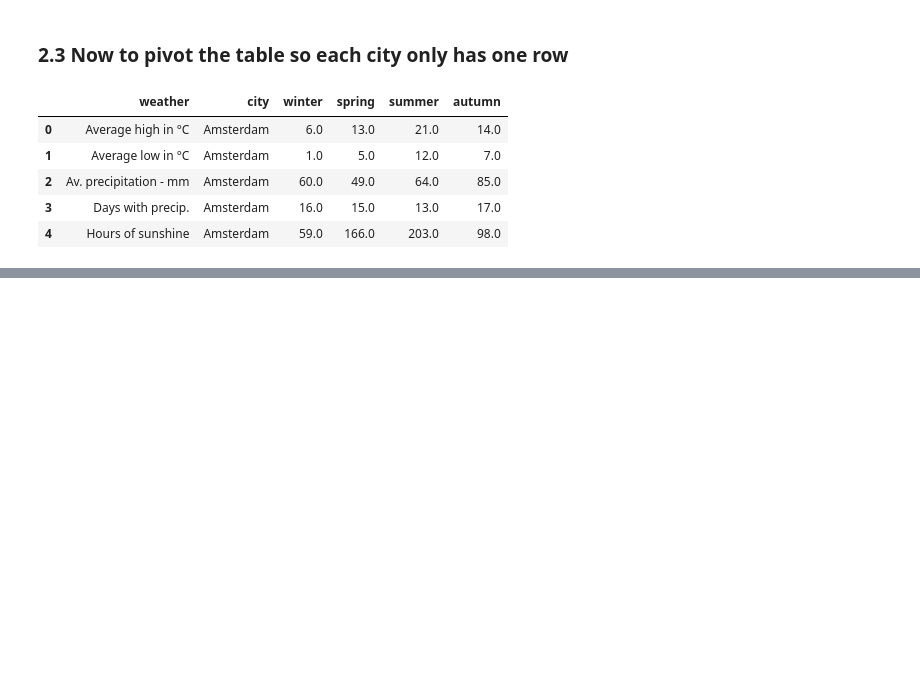
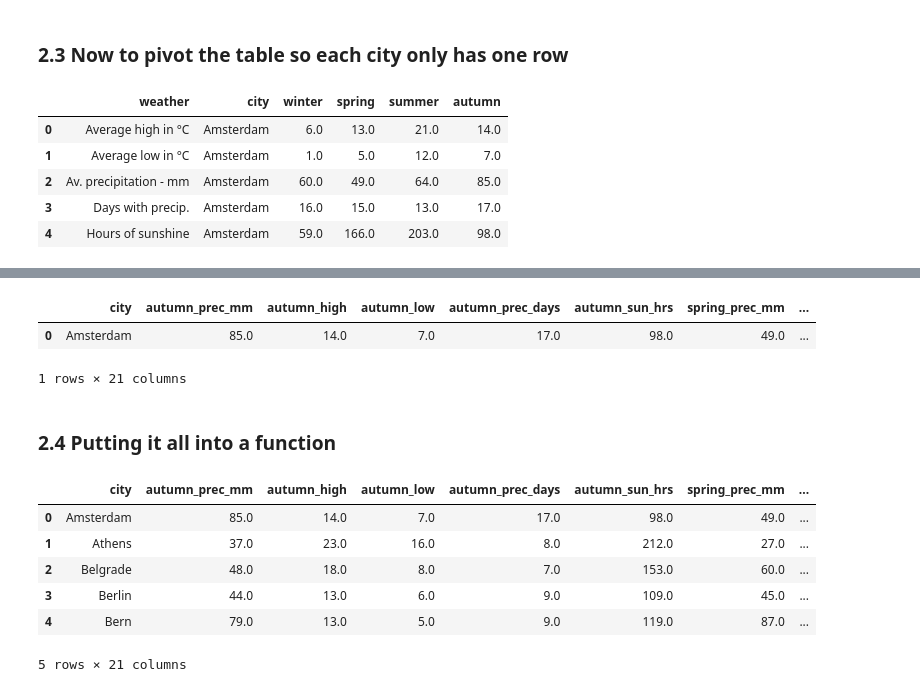
Before and after one commit to robertbozsik/city-recommender, a Jupyter notebook: notebooks/Scraping_climatedata.ipynb, the cells around one changed output, grey strips where cells are left out. Saved outputs shown, nothing was run; the diff lists cells and outputs as text; code cells hidden in the pictures; blank space fills up the shorter version.

```diff
--- a/notebooks/Scraping_climatedata.ipynb
+++ b/notebooks/Scraping_climatedata.ipynb
@@ -275,0 +280,9 @@ test_df.pivot_table(index="city", columns=["weather"]).reset_index()#.rename(col
+# %%
+test_pivot.reset_index(inplace=True)
+test_pivot
+# %% [output]
+|  | city | autumn_prec_mm | autumn_high | autumn_low | autumn_prec_days | autumn_sun_hrs | spring_prec_mm | ... |
+| 0 | Amsterdam | 85.0 | 14.0 | 7.0 | 17.0 | 98.0 | 49.0 | ... |
+1 rows × 21 columns
+# %% [markdown]
+### 2.4 Putting it all into a function
@@ -275,0 +304,10 @@ test_df.pivot_table(index="city", columns=["weather"]).reset_index()#.rename(col
+# %%
+transform_df(city_seasonal_avg).head()
+# %% [output]
+|  | city | autumn_prec_mm | autumn_high | autumn_low | autumn_prec_days | autumn_sun_hrs | spring_prec_mm | ... |
+| 0 | Amsterdam | 85.0 | 14.0 | 7.0 | 17.0 | 98.0 | 49.0 | ... |
+| 1 | Athens | 37.0 | 23.0 | 16.0 | 8.0 | 212.0 | 27.0 | ... |
+| 2 | Belgrade | 48.0 | 18.0 | 8.0 | 7.0 | 153.0 | 60.0 | ... |
+| 3 | Berlin | 44.0 | 13.0 | 6.0 | 9.0 | 109.0 | 45.0 | ... |
+| 4 | Bern | 79.0 | 13.0 | 5.0 | 9.0 | 119.0 | 87.0 | ... |
+5 rows × 21 columns
```
Also changed, not shown: parts of 10 cells of this notebook, 1 other file.
